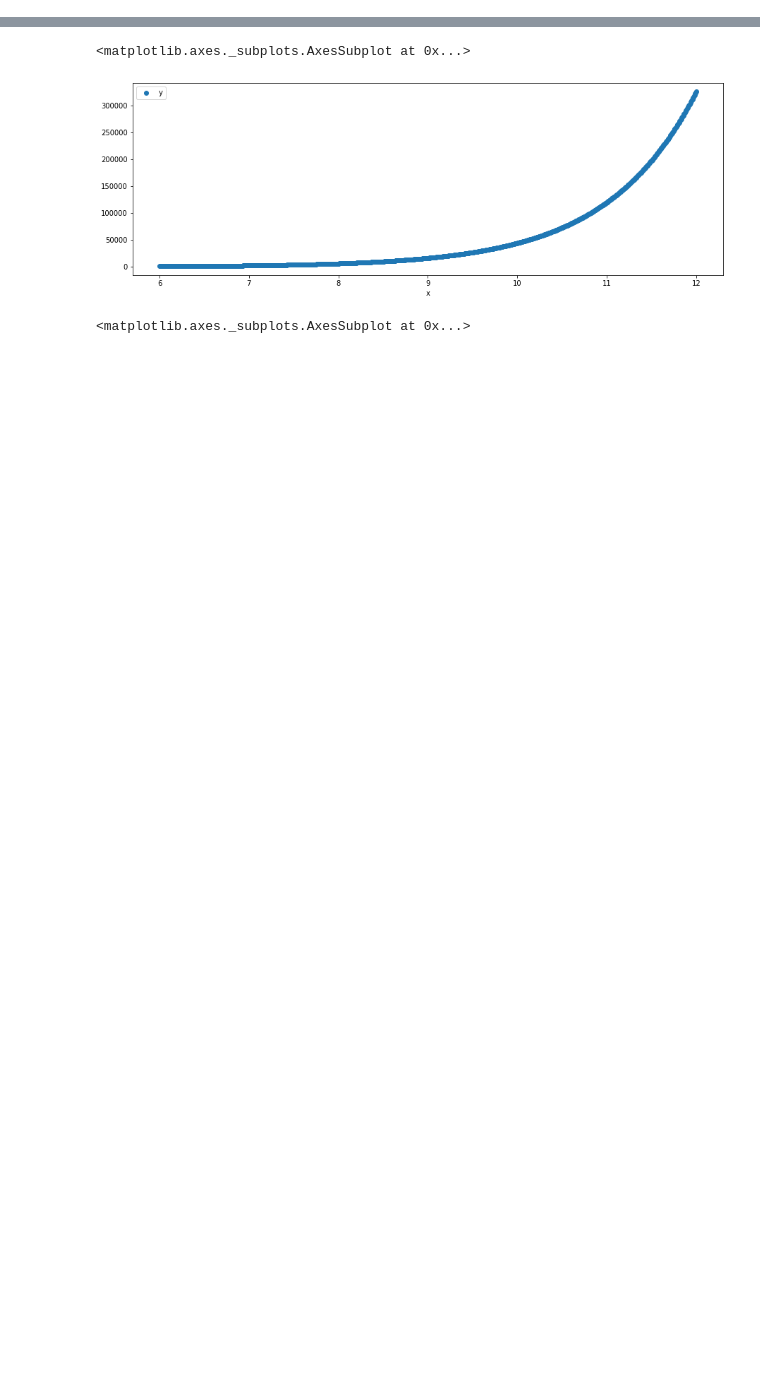
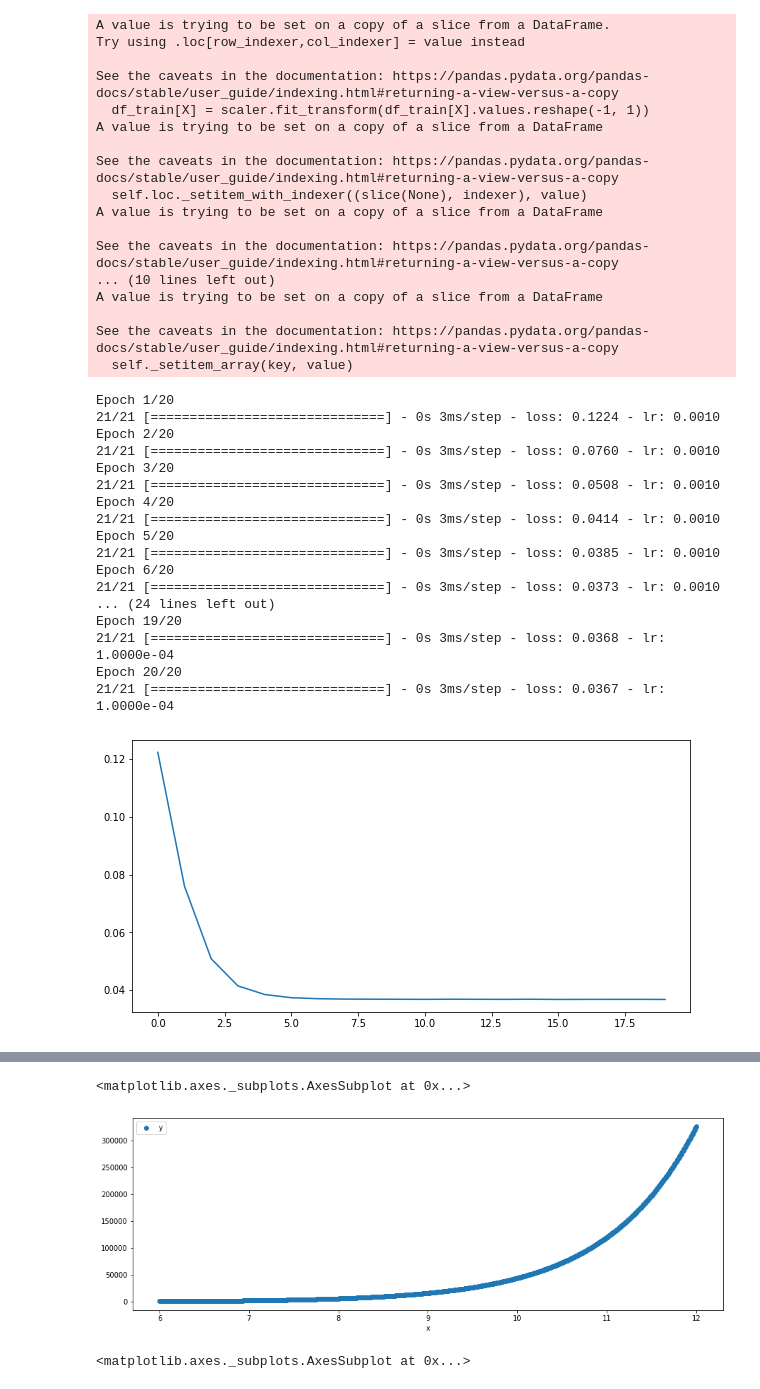
Before and after one commit to edwardcjohnson/sandbox, a Jupyter notebook: tensorflow/linear_regression.ipynb, the cells around one changed output, grey strips where cells are left out. Drawn from its saved outputs; the diff is of its cells as text; code cells hidden in the pictures; blank space fills up the shorter version.

Commit message:
add another example using sin

```diff
--- a/tensorflow/linear_regression.ipynb
+++ b/tensorflow/linear_regression.ipynb
@@ -0,0 +33,69 @@
+# %%
+# split the data into train and test sets
+df_train, df_test = sklearn.model_selection.train_test_split(df, test_size=0.33)
+
+X = ['x1']
+y = 'y'
+
+# Scale the data
+scaler = sklearn.preprocessing.StandardScaler()
+df_train[X] = scaler.fit_transform(df_train[X].values.reshape(-1, 1))
+df_test[X] = scaler.transform(df_test[X].values.reshape(-1, 1))
+
+# Now create the Tensorflow model
+model = tf.keras.models.Sequential([
+    tf.keras.layers.Dense(1, input_shape=(len(X), ))
+])
+model.compile(
+    optimizer=tf.keras.optimizers.SGD(0.001, 0.9),
+    loss='mse')
+
+# learning rate scheduler
+def schedule(epoch, lr):
+    if epoch >= 15:
+        return 0.0001
+    return 0.001
+scheduler = tf.keras.callbacks.LearningRateScheduler(schedule)
+
+# Train the model
+history = model.fit(df_train[X], df_train[y], epochs=20, callbacks=[scheduler]) # .reshape(-1, 1)
+df_history = pd.DataFrame(history.history)
+for metric in ['loss']:
+    df_history[metric].plot(figsize=(10,5), label=metric)
+    plt.show()
+# %% [output]
+A value is trying to be set on a copy of a slice from a DataFrame.
+Try using .loc[row_indexer,col_indexer] = value instead
+
+See the caveats in the documentation: https://pandas.pydata.org/pandas-docs/stable/user_guide/indexing.html#returning-a-view-versus-a-copy
+  df_train[X] = scaler.fit_transform(df_train[X].values.reshape(-1, 1))
+A value is trying to be set on a copy of a slice from a DataFrame
+
+See the caveats in the documentation: https://pandas.pydata.org/pandas-docs/stable/user_guide/indexing.html#returning-a-view-versus-a-copy
+  self.loc._setitem_with_indexer((slice(None), indexer), value)
+A value is trying to be set on a copy of a slice from a DataFrame
+
+See the caveats in the documentation: https://pandas.pydata.org/pandas-docs/stable/user_guide/indexing.html#returning-a-view-versus-a-copy
+... (10 lines left out)
+A value is trying to be set on a copy of a slice from a DataFrame
+
+See the caveats in the documentation: https://pandas.pydata.org/pandas-docs/stable/user_guide/indexing.html#returning-a-view-versus-a-copy
+  self._setitem_array(key, value)
+Epoch 1/20
+21/21 [==============================] - 0s 3ms/step - loss: 0.1224 - lr: 0.0010
+Epoch 2/20
+21/21 [==============================] - 0s 3ms/step - loss: 0.0760 - lr: 0.0010
+Epoch 3/20
+21/21 [==============================] - 0s 3ms/step - loss: 0.0508 - lr: 0.0010
+Epoch 4/20
+21/21 [==============================] - 0s 3ms/step - loss: 0.0414 - lr: 0.0010
+Epoch 5/20
+21/21 [==============================] - 0s 3ms/step - loss: 0.0385 - lr: 0.0010
+Epoch 6/20
+21/21 [==============================] - 0s 3ms/step - loss: 0.0373 - lr: 0.0010
+... (24 lines left out)
+Epoch 19/20
+21/21 [==============================] - 0s 3ms/step - loss: 0.0368 - lr: 1.0000e-04
+Epoch 20/20
+21/21 [==============================] - 0s 3ms/step - loss: 0.0367 - lr: 1.0000e-04
+[figure, added]
```
Also changed, not shown: parts of 9 cells of this notebook.
